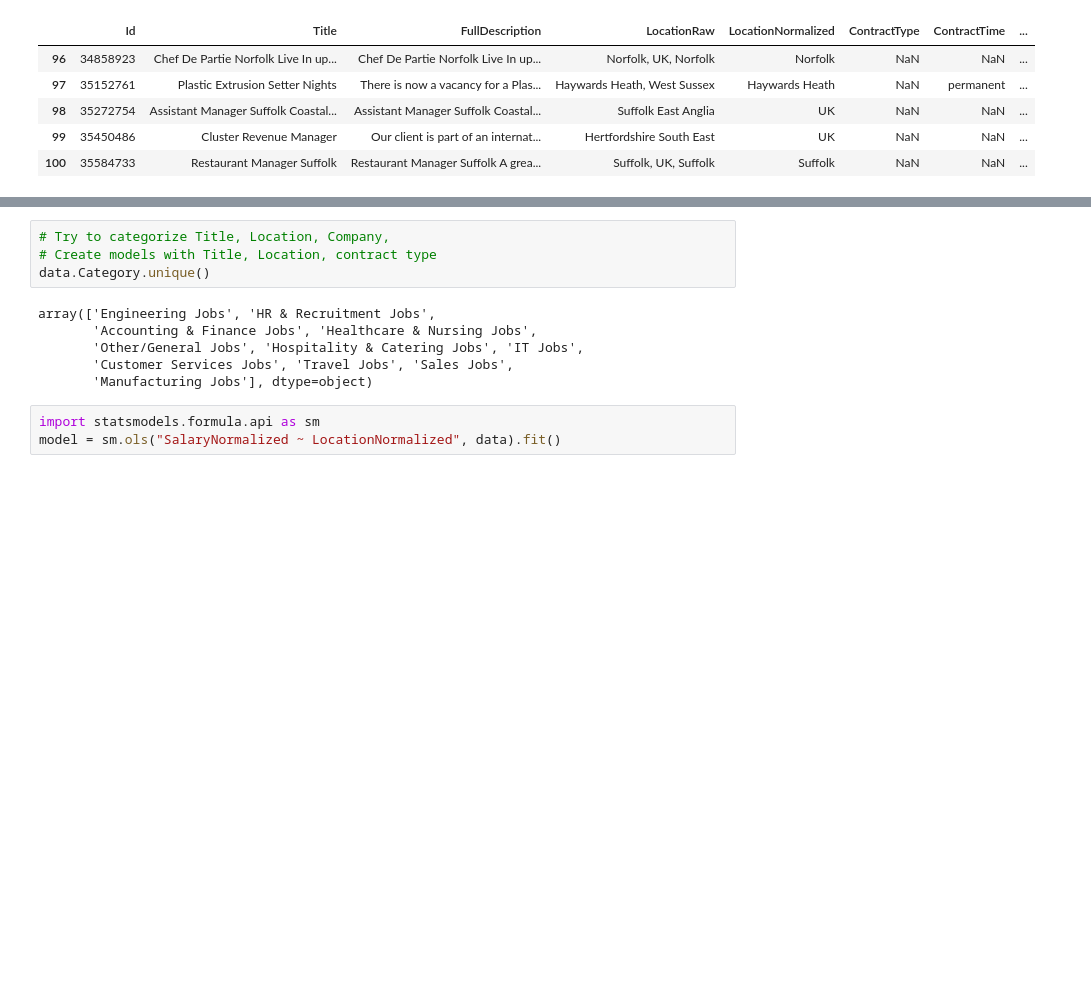
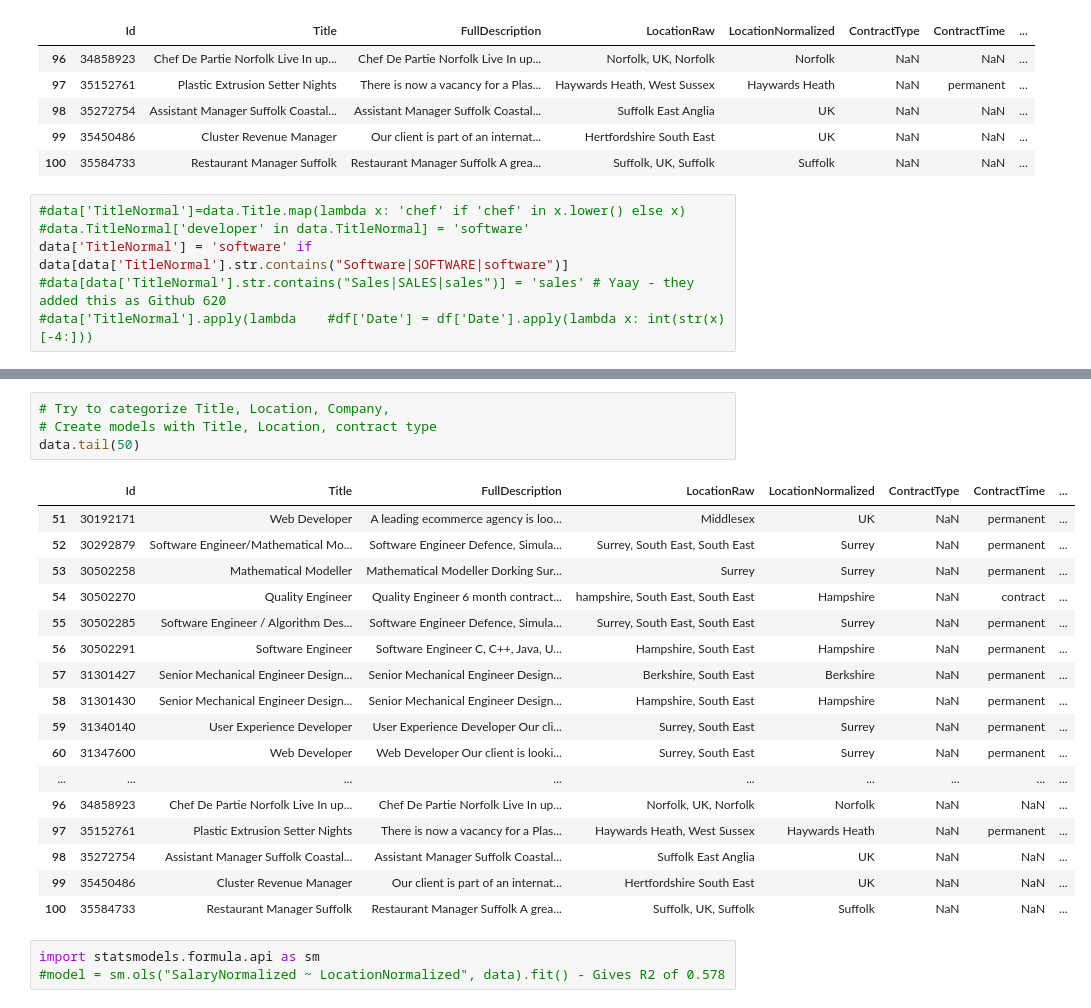
Before and after one commit to vijayvenkatesh/datascienceplusMLcode, a Jupyter notebook: kagglesalaries/assignment2.ipynb, the cells around one changed output, grey strips where cells are left out. Cells and saved outputs as stored; diff of their text form; blank space fills up the shorter version.

```diff
--- a/kagglesalaries/assignment2.ipynb
+++ b/kagglesalaries/assignment2.ipynb
@@ -10,3 +10,9 @@ data.tail()
 | 98 | 35272754 | Assistant Manager Suffolk Coastal... | Assistant Manager Suffolk Coastal... | Suffolk East Anglia | UK | NaN | NaN | ... |
 | 99 | 35450486 | Cluster Revenue Manager | Our client is part of an internat... | Hertfordshire South East | UK | NaN | NaN | ... |
 | 100 | 35584733 | Restaurant Manager Suffolk | Restaurant Manager Suffolk A grea... | Suffolk, UK, Suffolk | Suffolk | NaN | NaN | ... |
+# %%
+#data['TitleNormal']=data.Title.map(lambda x: 'chef' if 'chef' in x.lower() else x)
+#data.TitleNormal['developer' in data.TitleNormal] = 'software'
+data['TitleNormal'] = 'software' if data[data['TitleNormal'].str.contains("Software|SOFTWARE|software")]
+#data[data['TitleNormal'].str.contains("Sales|SALES|sales")] = 'sales' # Yaay - they added this as Github 620
+#data['TitleNormal'].apply(lambda    #df['Date'] = df['Date'].apply(lambda x: int(str(x)[-4:]))
@@ -13,13 +21,25 @@ data.tail()
 # %%
 # Try to categorize Title, Location, Company,
 # Create models with Title, Location, contract type
-data.Category.unique()
+data.tail(50)
 # %% [output]
-array(['Engineering Jobs', 'HR & Recruitment Jobs',
-       'Accounting & Finance Jobs', 'Healthcare & Nursing Jobs',
-       'Other/General Jobs', 'Hospitality & Catering Jobs', 'IT Jobs',
-       'Customer Services Jobs', 'Travel Jobs', 'Sales Jobs',
-       'Manufacturing Jobs'], dtype=object)
+|  | Id | Title | FullDescription | LocationRaw | LocationNormalized | ContractType | ContractTime | ... |
+| 51 | 30192171 | Web Developer | A leading ecommerce agency is loo... | Middlesex | UK | NaN | permanent | ... |
+| 52 | 30292879 | Software Engineer/Mathematical Mo... | Software Engineer Defence, Simula... | Surrey, South East, South East | Surrey | NaN | permanent | ... |
+| 53 | 30502258 | Mathematical Modeller | Mathematical Modeller Dorking Sur... | Surrey | Surrey | NaN | permanent | ... |
+| 54 | 30502270 | Quality Engineer | Quality Engineer 6 month contract... | hampshire, South East, South East | Hampshire | NaN | contract | ... |
+| 55 | 30502285 | Software Engineer / Algorithm Des... | Software Engineer Defence, Simula... | Surrey, South East, South East | Surrey | NaN | permanent | ... |
+| 56 | 30502291 | Software Engineer | Software Engineer C, C++, Java, U... | Hampshire, South East | Hampshire | NaN | permanent | ... |
+| 57 | 31301427 | Senior Mechanical Engineer Design... | Senior Mechanical Engineer Design... | Berkshire, South East | Berkshire | NaN | permanent | ... |
+| 58 | 31301430 | Senior Mechanical Engineer Design... | Senior Mechanical Engineer Design... | Hampshire, South East | Hampshire | NaN | permanent | ... |
+| 59 | 31340140 | User Experience Developer | User Experience Developer Our cli... | Surrey, South East | Surrey | NaN | permanent | ... |
+| 60 | 31347600 | Web Developer | Web Developer Our client is looki... | Surrey, South East | Surrey | NaN | permanent | ... |
+| ... | ... | ... | ... | ... | ... | ... | ... | ... |
+| 96 | 34858923 | Chef De Partie Norfolk Live In up... | Chef De Partie Norfolk Live In up... | Norfolk, UK, Norfolk | Norfolk | NaN | NaN | ... |
+| 97 | 35152761 | Plastic Extrusion Setter Nights | There is now a vacancy for a Plas... | Haywards Heath, West Sussex | Haywards Heath | NaN | permanent | ... |
+| 98 | 35272754 | Assistant Manager Suffolk Coastal... | Assistant Manager Suffolk Coastal... | Suffolk East Anglia | UK | NaN | NaN | ... |
+| 99 | 35450486 | Cluster Revenue Manager | Our client is part of an internat... | Hertfordshire South East | UK | NaN | NaN | ... |
+| 100 | 35584733 | Restaurant Manager Suffolk | Restaurant Manager Suffolk A grea... | Suffolk, UK, Suffolk | Suffolk | NaN | NaN | ... |
 # %%
 import statsmodels.formula.api as sm
-model = sm.ols("SalaryNormalized ~ LocationNormalized", data).fit()
+#model = sm.ols("SalaryNormalized ~ LocationNormalized", data).fit() - Gives R2 of 0.578
```
Also changed, not shown: parts of 3 cells of this notebook.
